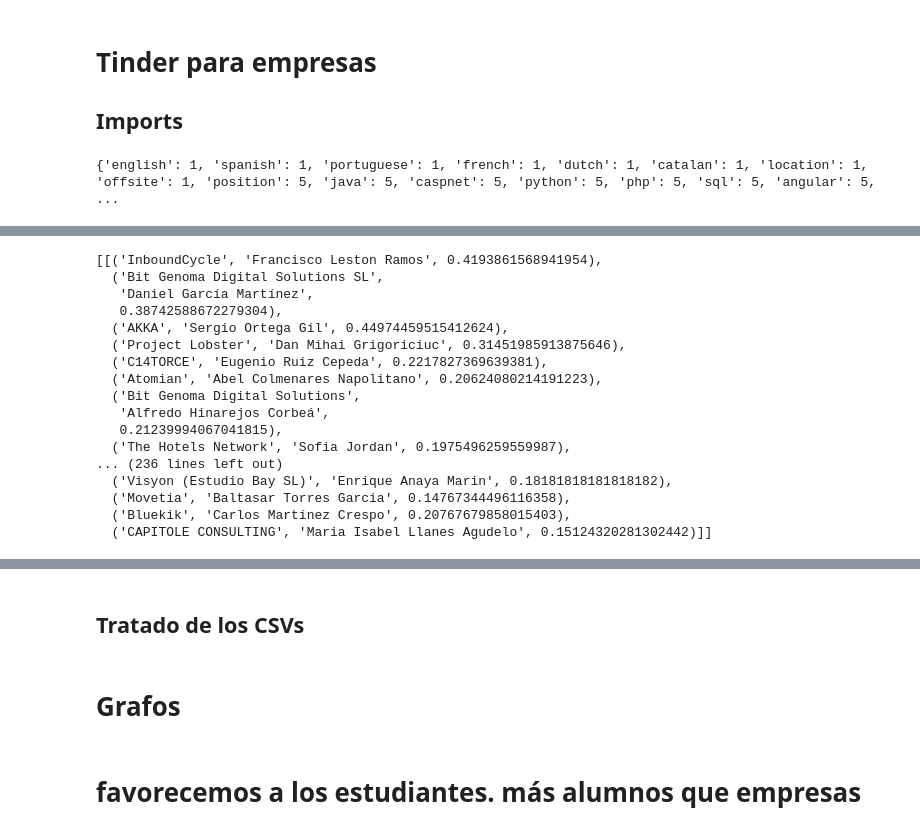
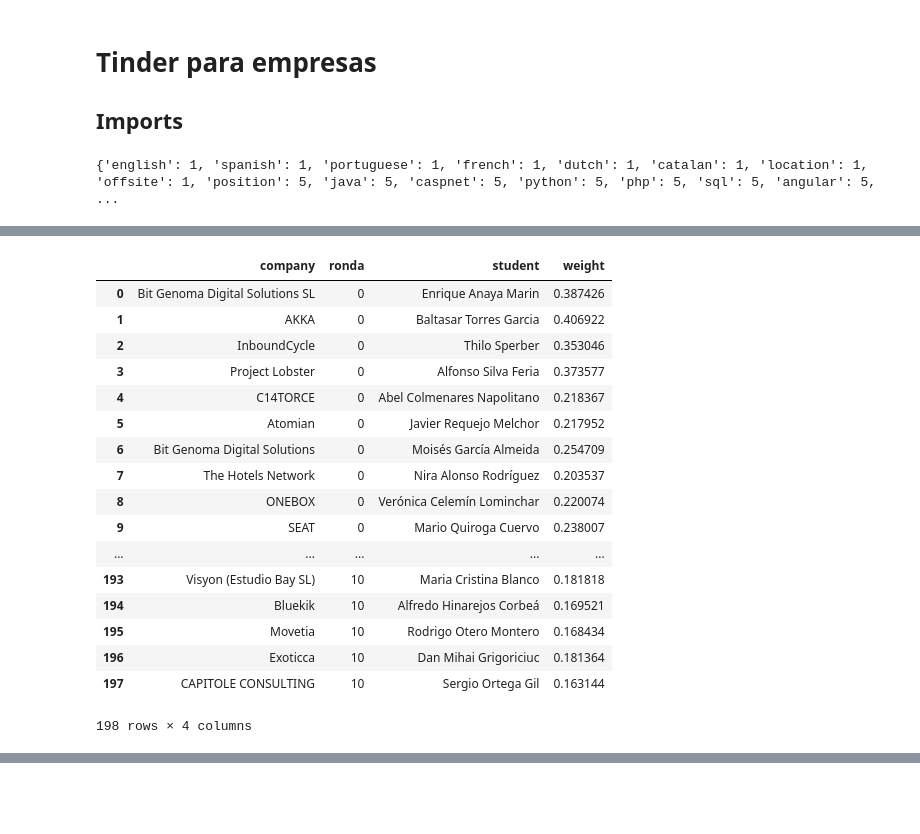
Before and after one commit to albertogcmr/hiring-week-IH-tinder-matching, a Jupyter notebook: matching.ipynb, the cells around one changed output, grey strips where cells are left out. Cells and saved outputs as stored; diff of their text form; code cells hidden in the pictures; blank space fills up the shorter version.

```diff
--- a/matching.ipynb
+++ b/matching.ipynb
@@ -18,37 +20,3 @@ from func_aquisition import adquisition_survey
-# %%
-
-
-
-# normalizacion. Por columnas en alumnos o empresas hay un 0.0 y un 1.0
-def normalize_2dfs_xx(students, companies):
-    # print(students.min(), companies.max())
-
-    mins = [min(s, c) for s, c in zip(students.min(), companies.min())]
-    maxs = [max(s, c) for s, c in zip(students.max(), companies.max())]
-    if any(m==0 for m in maxs):
-        raise ValueError('Imposible normalizar: Va a dividir por Zero')
-    students = (students-mins)/(maxs-mins) # checkear indeterminación
-    companies = (companies-mins)/(maxs-mins)
-
-    return students, companies
-
-# FUNCIONA
-# normalizacion. Por columnas en alumnos o empresas hay un 0.0 y un 1.0
-def normalize_2dfs(students, companies):
-    # print(students.min(), companies.max())
-
-    mins = [min(s, c) for s, c in zip(students.min(), companies.min())]
-    students = students-mins
-    companies = companies-mins
-
-    # maxs = [max(s, c, 1) for s, c in zip(students.max(), companies.max())]
-    maxs = [max(s, c) for s, c in zip(students.max(), companies.max())]
-    if any(m==0 for m in maxs):
-        raise ValueError('Imposible normalizar: Va a dividir por Zero')
-    students = students/maxs
-    companies = companies/maxs
-
-    return students, companies
 # %%
 
 '''
@@ -155,7 +151,10 @@ def main():
     rondas = run(G, rondas, students_list_queue, companies_list)
     display(rondas)
     df = pd.DataFrame.from_dict(rondas, orient='columns')
-    display(df.head())
+    display(df)
+    display(df.ronda.value_counts())
+    display(df.company.value_counts())
+    display(df.student.value_counts())
     # TO DO: muestra de datos en excel a gusto de A Rojas
 
     # Check
@@ -244,17 +237,18 @@ Maria Isabel Llanes Agudelo
+|  | company | ronda | student | weight |
+| 0 | Bit Genoma Digital Solutions SL | 0 | Enrique Anaya Marin | 0.387426 |
+| 1 | AKKA | 0 | Baltasar Torres Garcia | 0.406922 |
+| 2 | InboundCycle | 0 | Thilo Sperber | 0.353046 |
+| 3 | Project Lobster | 0 | Alfonso Silva Feria | 0.373577 |
+| 4 | C14TORCE | 0 | Abel Colmenares Napolitano | 0.218367 |
+| 5 | Atomian | 0 | Javier Requejo Melchor | 0.217952 |
+| 6 | Bit Genoma Digital Solutions | 0 | Moisés García Almeida | 0.254709 |
+| 7 | The Hotels Network | 0 | Nira Alonso Rodríguez | 0.203537 |
+| 8 | ONEBOX | 0 | Verónica Celemín Lominchar | 0.220074 |
+| 9 | SEAT | 0 | Mario Quiroga Cuervo | 0.238007 |
+| ... | ... | ... | ... | ... |
+| 193 | Visyon (Estudio Bay SL) | 10 | Maria Cristina Blanco | 0.181818 |
+| 194 | Bluekik | 10 | Alfredo Hinarejos Corbeá | 0.169521 |
+| 195 | Movetia | 10 | Rodrigo Otero Montero | 0.168434 |
+| 196 | Exoticca | 10 | Dan Mihai Grigoriciuc | 0.181364 |
+| 197 | CAPITOLE CONSULTING | 10 | Sergio Ortega Gil | 0.163144 |
-[[('InboundCycle', 'Francisco Leston Ramos', 0.4193861568941954),
-  ('Bit Genoma Digital Solutions SL',
-   'Daniel García Martínez',
-   0.38742588672279304),
-  ('AKKA', 'Sergio Ortega Gil', 0.44974459515412624),
-  ('Project Lobster', 'Dan Mihai Grigoriciuc', 0.31451985913875646),
-  ('C14TORCE', 'Eugenio Ruiz Cepeda', 0.2217827369639381),
-  ('Atomian', 'Abel Colmenares Napolitano', 0.20624080214191223),
-  ('Bit Genoma Digital Solutions',
-   'Alfredo Hinarejos Corbeá',
-   0.21239994067041815),
-  ('The Hotels Network', 'Sofia Jordan', 0.1975496259559987),
-... (236 lines left out)
-  ('Visyon (Estudio Bay SL)', 'Enrique Anaya Marin', 0.18181818181818182),
-  ('Movetia', 'Baltasar Torres Garcia', 0.14767344496116358),
-  ('Bluekik', 'Carlos Martínez Crespo', 0.20767679858015403),
-  ('CAPITOLE CONSULTING', 'Maria Isabel Llanes Agudelo', 0.15124320281302442)]]
+198 rows × 4 columns
@@ -267,6 +302,0 @@ Maria Isabel Llanes Agudelo
-# %% [markdown]
-## Tratado de los CSVs
-# %% [markdown]
-# Grafos
-# %% [markdown]
-# favorecemos a los estudiantes. más alumnos que empresas
```
Also changed, not shown: parts of 10 cells of this notebook, 3 other files.
